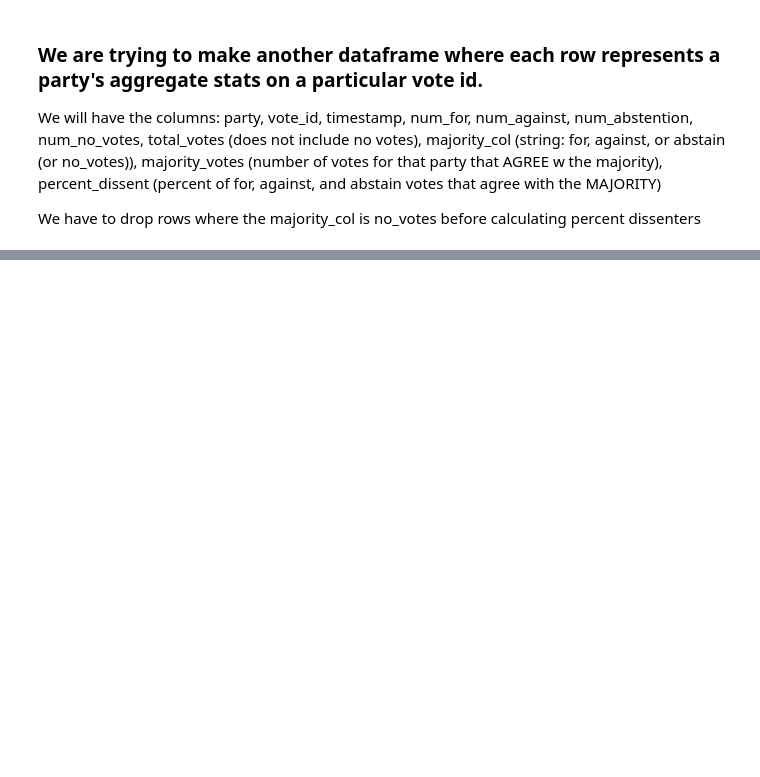
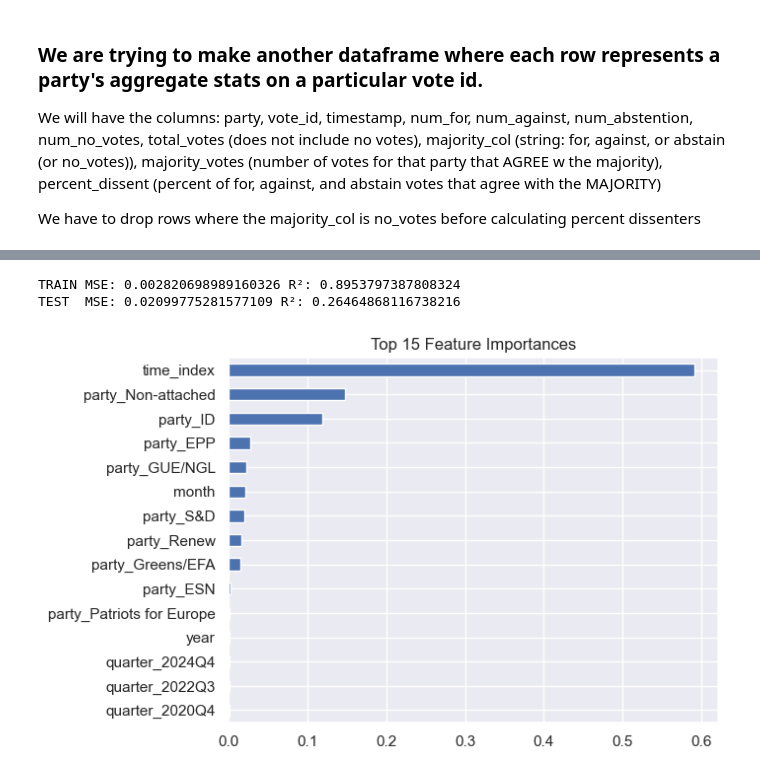
Before and after one commit to siennaboos/PartyLoyaltyProject, a Jupyter notebook: ml-src/time_series.ipynb, the cells around one changed output, grey strips where cells are left out. Saved outputs shown, nothing was run; the diff lists cells and outputs as text; code cells hidden in the pictures; blank space fills up the shorter version.

```diff
--- a/ml-src/time_series.ipynb
+++ b/ml-src/time_series.ipynb
@@ -180,0 +275,49 @@ df_final.to_csv('time_series_data.csv', index=False)
+# %%
+#  random forest model
+# r2 is worse than the linear regression... but can i use that? try to fix logistic one to be the same r2 as linreg
+
+# 1. Feature engineering (make sure timestamp is datetime)
+df_final['timestamp'] = pd.to_datetime(df_final['timestamp'], format='ISO8601', errors='coerce')
+df_final['year'] = df_final['timestamp'].dt.year
+df_final['month'] = df_final['timestamp'].dt.month
+df_final['quarter'] = df_final['timestamp'].dt.to_period('Q').astype(str)
+df_final['time_index'] = df_final['timestamp'].rank(method='first')  # numeric trend
+
+# 2. Define X and y
+X = df_final[['party', 'year', 'month', 'quarter', 'time_index']]
+y = df_final['percent_dissent']
+
+# 3. One-hot encode categoricals
+X_encoded = pd.get_dummies(X, columns=['party', 'quarter'], drop_first=True)
+
+# 4. Train-test split
+X_train, X_test, y_train, y_test = train_test_split(X_encoded, y, test_size=0.2, random_state=42)
+
+# 5. No need to scale for RandomForest
+model = RandomForestRegressor(n_estimators=100, random_state=42)
+model.fit(X_train, y_train)
+
+# 6. Predictions + evaluation
+y_pred_train = model.predict(X_train)
+y_pred_test = model.predict(X_test)
+
+mse_train = mean_squared_error(y_train, y_pred_train)
+mse_test = mean_squared_error(y_test, y_pred_test)
+r2_train = r2_score(y_train, y_pred_train)
+r2_test = r2_score(y_test, y_pred_test)
+
+print("TRAIN MSE:", mse_train, "R²:", r2_train)
+print("TEST  MSE:", mse_test, "R²:", r2_test)
+# %% [output]
+TRAIN MSE: 0.002820698989160326 R²: 0.8953797387808324
+TEST  MSE: 0.02099775281577109 R²: 0.26464868116738216
+# %%
+import matplotlib.pyplot as plt
+
+importances = pd.Series(model.feature_importances_, index=X_encoded.columns)
+importances.sort_values(ascending=False).head(15).plot(kind='barh')
+plt.title("Top 15 Feature Importances")
+plt.gca().invert_yaxis()
+plt.show()
+# %% [output]
+[figure, added]
```
Also changed, not shown: parts of 13 cells of this notebook, 4 other files.
